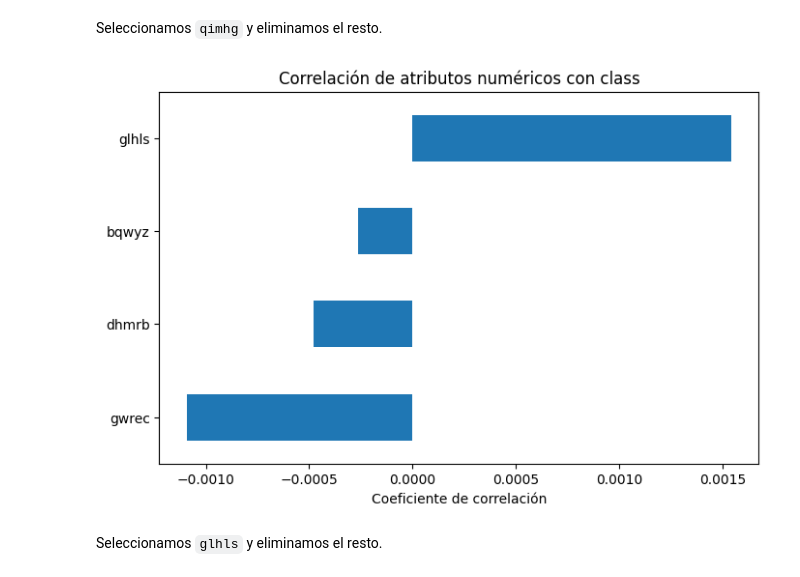
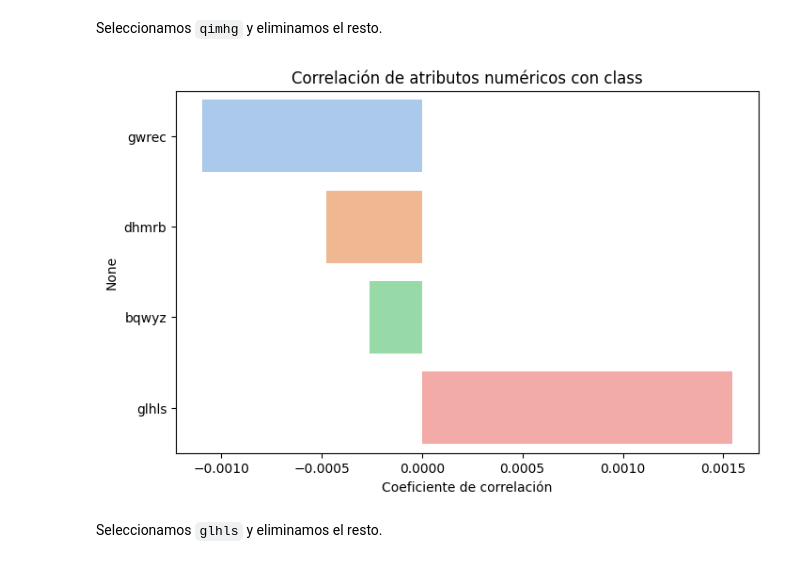
Before and after one commit to mayumar/Trabajo-Final-Supervisados, a Jupyter notebook: main.ipynb, the cells around one changed output. Drawn from its saved outputs; the diff is of its cells as text; code cells hidden in the pictures.

````diff
--- a/main.ipynb
+++ b/main.ipynb
@@ -214,16 +212,16 @@ cols_to_drop = ['csuhz', 'bpsmt']
 # %%
 group_2 = ['gwrec', 'bqwyz', 'glhls', 'dhmrb']
 
 # Correlacion con la variable a predecir
 corr_series = X[group_2].join(y).corr()['class'].sort_values().drop('class')
 
 plt.figure(figsize=(8,5))
-corr_series.plot(kind='barh')
+sns.barplot(x=corr_series.values, y=corr_series.index, palette='pastel', hue=corr_series.index)
 plt.title('Correlación de atributos numéricos con class')
 plt.xlabel('Coeficiente de correlación')
 plt.show()
 # %% [output]
-[figure, old version]
+[figure, new version]
 # %% [markdown]
 Seleccionamos ```glhls``` y eliminamos el resto.
 # %%
````
Also changed, not shown: parts of 7 cells of this notebook.
